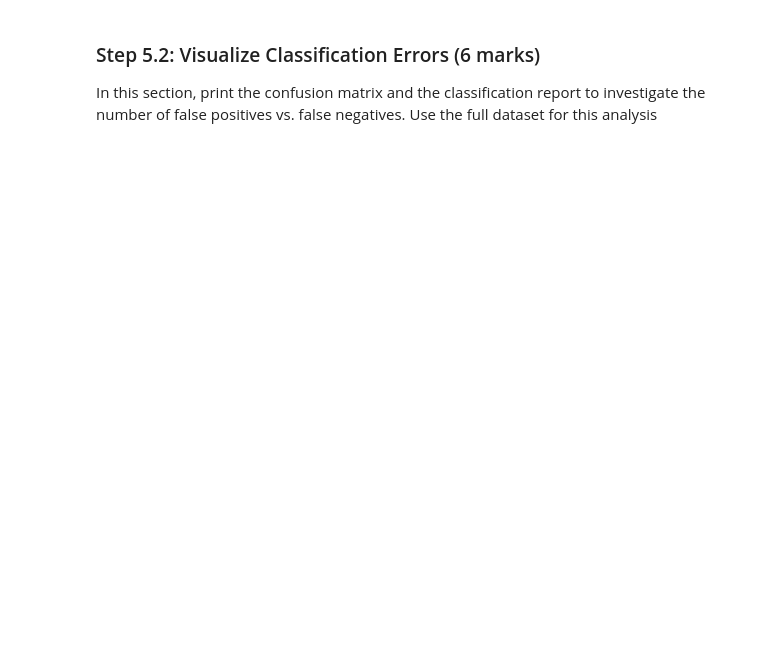
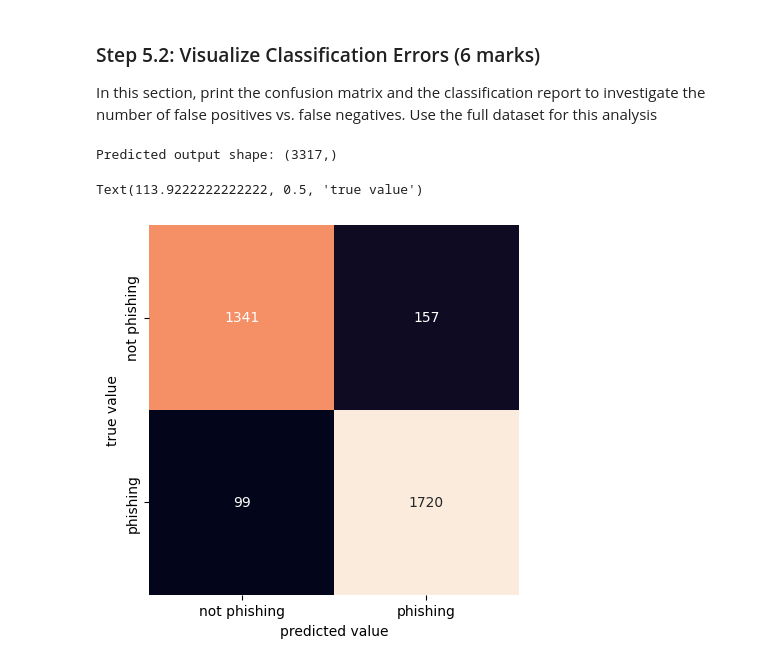
Before and after one commit to ericakuamoah06/engg680_2024_fall, a Jupyter notebook: Lab_Assignment3/Assignment3.ipynb, the cells around one changed output. Cells and saved outputs as stored; diff of their text form; code cells hidden in the pictures; blank space fills up the shorter version.

Commit message:
Checking steps in Non-Linear part & Solving Steps in Logistic Regression

```diff
--- a/Lab_Assignment3/Assignment3.ipynb
+++ b/Lab_Assignment3/Assignment3.ipynb
@@ -489,12 +629,29 @@ In this section, print the confusion matrix and the classification report to inv
 # %%
 # TO DO: Retrieve target vector and predicted values for testing set using full dataset and print the dimension of the predicted output (2 mark)
 # Note: 70% training set, 30% testing set
+
+X_train, X_test, y_train, y_test = train_test_split(X, y, test_size=0.3, random_state=0)
+
+# Convert DataFrame/Series to numpy array and then ravel
+y_train = np.array(y_train).ravel()
+y_test = np.array(y_test).ravel()
+
+model = LogisticRegression(max_iter=2000)
+model.fit(X_train, y_train)
+y_pred = model.predict(X_test)
+print("\nPredicted output shape:", y_pred.shape)
+# %% [output]
+Predicted output shape: (3317,)
 # %%
 import seaborn as sns
 
 # TO DO: Calculate confusion matrix (2 marks) : conf_mat
+conf_mat = confusion_matrix(y_test, y_pred)
 
 # Below code prints confusion matrix using a heatmap
 sns.heatmap(conf_mat, xticklabels=['not phishing', 'phishing'],  yticklabels=['not phishing', 'phishing'], square=True, annot=True, cbar=False, fmt='d')
 plt.xlabel('predicted value')
 plt.ylabel('true value')
+# %% [output]
+Text(113.9222222222222, 0.5, 'true value')
+[figure, added]
```
Also changed, not shown: parts of 18 cells of this notebook.
